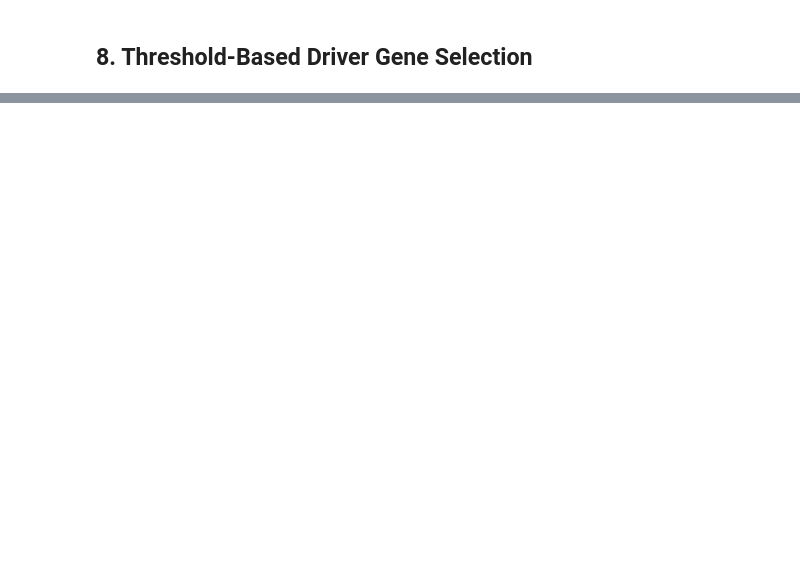
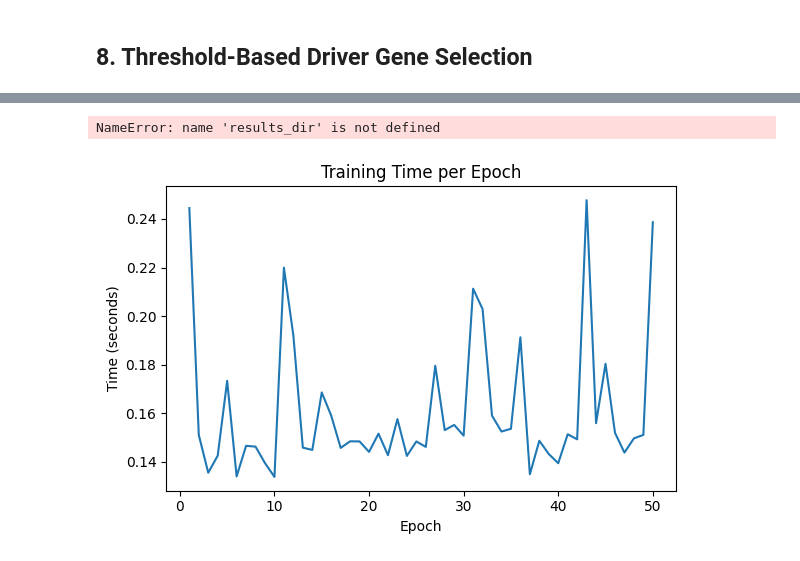
Before and after one commit to Ericsaliway0/ACGNN, a Jupyter notebook: ACGCN_Multi_Omics_Classification.ipynb, the cells around one changed output, grey strips where cells are left out. Saved outputs shown, nothing was run; the diff lists cells and outputs as text; code cells hidden in the pictures; blank space fills up the shorter version.

```diff
--- a/ACGCN_Multi_Omics_Classification.ipynb
+++ b/ACGCN_Multi_Omics_Classification.ipynb
@@ -12,10 +2,0 @@ from sklearn.metrics import roc_curve, precision_recall_curve, auc
-# %%
-results_dir = "results/gene_prediction"
-os.makedirs(results_dir, exist_ok=True)
-
-model_type = "ACGNN"     # example
-net_type = "CPDB"
-in_feats = 300
-num_epochs = 200
-
-prefix = f"{model_type}_{net_type}"
@@ -575,0 +1151,8 @@ Predicted Drivers ≥ τ: 187
+# %%
+metrics_csv_path = os.path.join(
+    "results/gene_prediction",
+    f"{args.model_type}_{args.net_type}_performance_metrics_epo{args.num_epochs}.csv"
+)
+# %%
+metrics_df = pd.read_csv(metrics_csv_path)
+metrics_df.head()
@@ -575,0 +1166,19 @@ Predicted Drivers ≥ τ: 187
+# %%
+#
+plt.figure(figsize=(6, 4))
+
+# plt.plot(metrics_df["Epoch"], metrics_df["Time per Epoch (s)"], marker="o")
+
+plt.plot(metrics_df["epoch"], metrics_df["epoch_time_sec"], marker="")
+
+plt.xlabel("Epoch")
+plt.ylabel("Time (seconds)")
+plt.title("Training Time per Epoch")
+# plt.grid(False, alpha=0.3)
+plt.tight_layout()
+
+plt.savefig(os.path.join(results_dir, "epoch_time.png"), dpi=300)
+plt.show()
+# %% [output]
+NameError: name 'results_dir' is not defined
+[figure, added]
```
Also changed, not shown: parts of 53 cells of this notebook, 3 other files.
